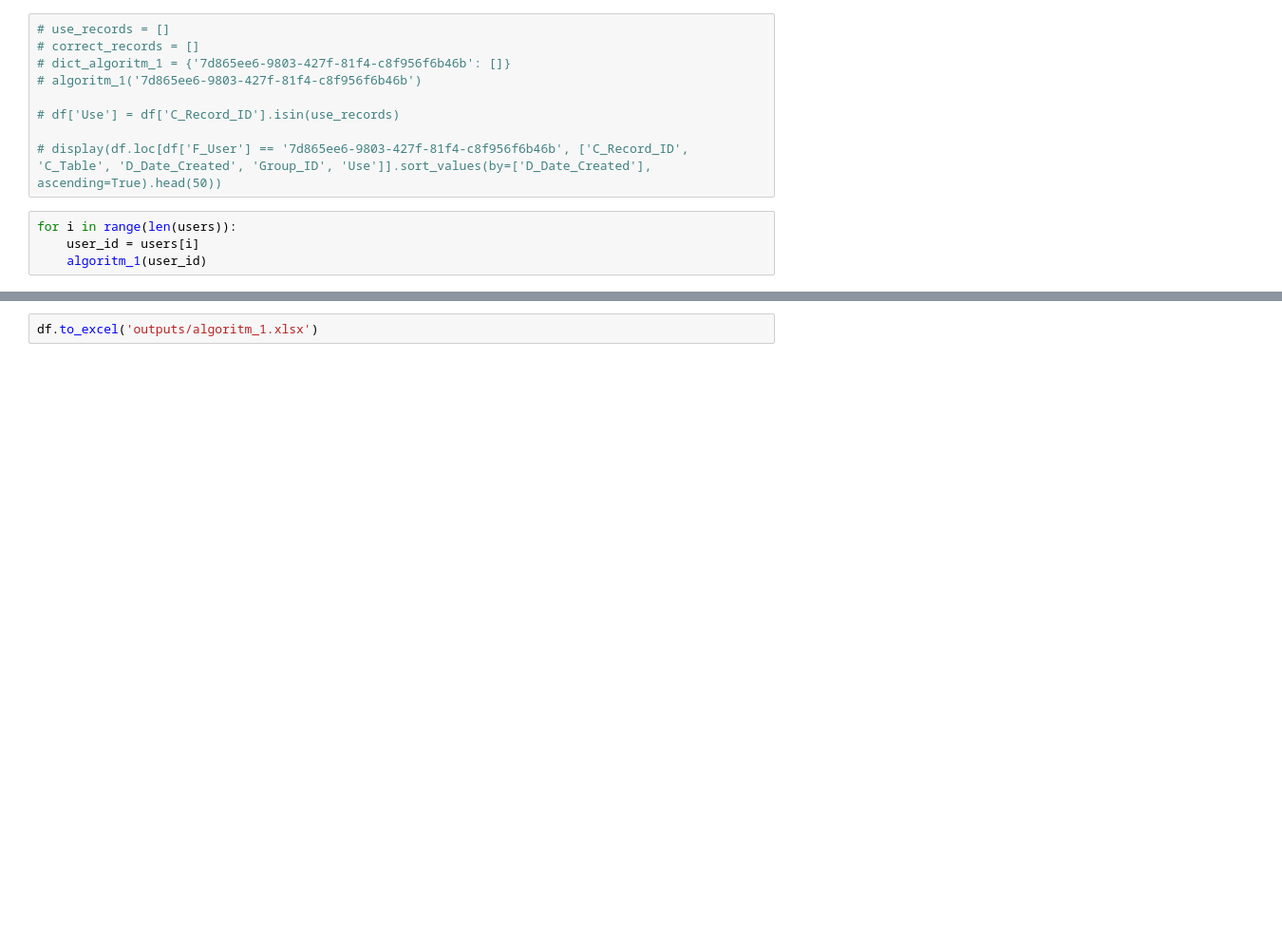
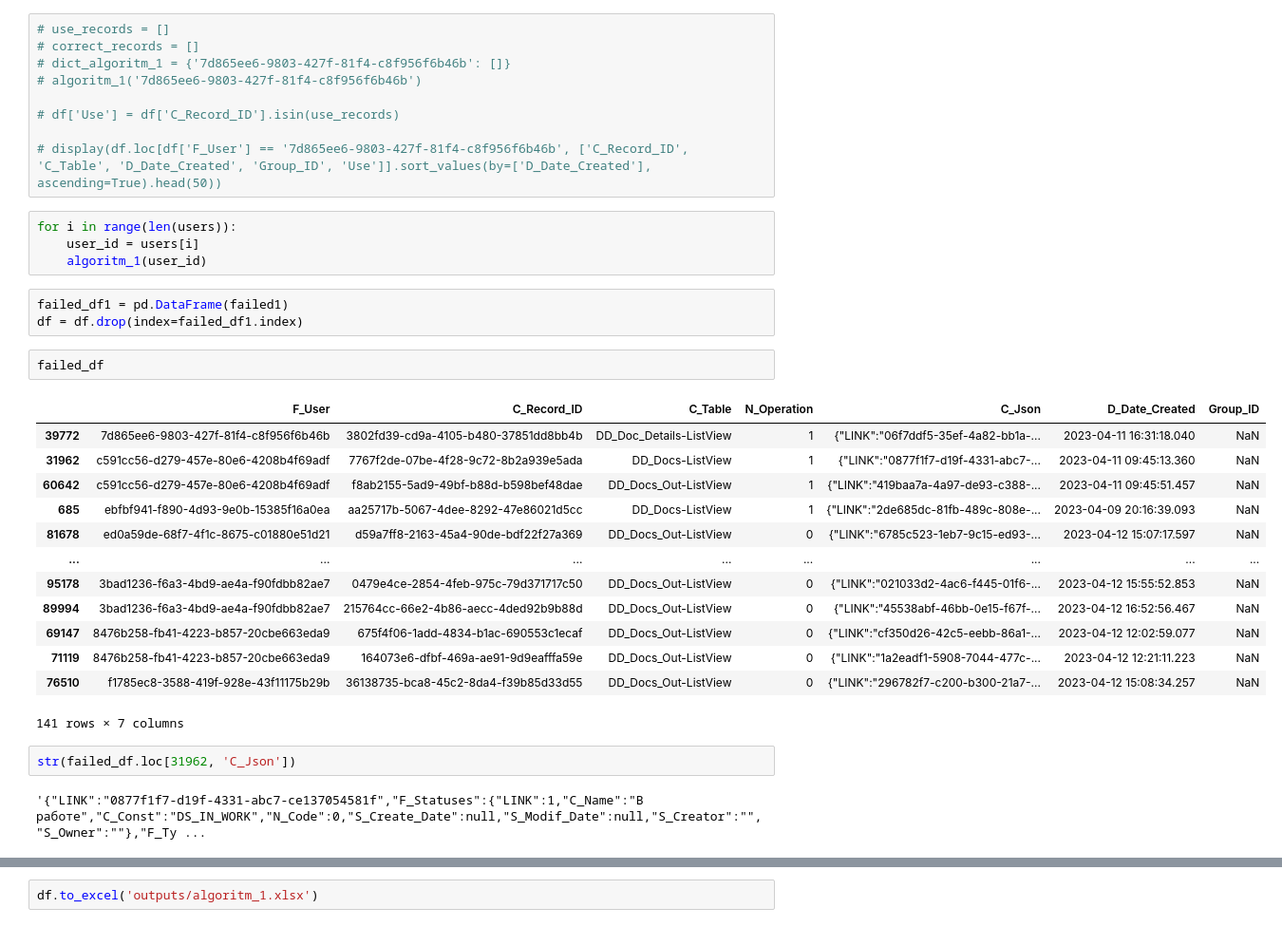
Before and after one commit to akrasnov87/moesk-restore-data, a Jupyter notebook: index.ipynb, the cells around one changed output, grey strips where cells are left out. Shown: that part at 95% size. Drawn from its saved outputs; the diff is of its cells as text; blank space fills up the shorter version.

```diff
--- a/index.ipynb
+++ b/index.ipynb
@@ -144,6 +149,29 @@ def algoritm_1(user_id):
 for i in range(len(users)):
     user_id = users[i]
     algoritm_1(user_id)
+# %%
+failed_df1 = pd.DataFrame(failed1)
+df = df.drop(index=failed_df1.index)
+# %%
+failed_df
+# %% [output]
+|  | F_User | C_Record_ID | C_Table | N_Operation | C_Json | D_Date_Created | Group_ID |
+| 39772 | 7d865ee6-9803-427f-81f4-c8f956f6b46b | 3802fd39-cd9a-4105-b480-37851dd8bb4b | DD_Doc_Details-ListView | 1 | {"LINK":"06f7ddf5-35ef-4a82-bb1a-... | 2023-04-11 16:31:18.040 | NaN |
+| 31962 | c591cc56-d279-457e-80e6-4208b4f69adf | 7767f2de-07be-4f28-9c72-8b2a939e5ada | DD_Docs-ListView | 1 | {"LINK":"0877f1f7-d19f-4331-abc7-... | 2023-04-11 09:45:13.360 | NaN |
+| 60642 | c591cc56-d279-457e-80e6-4208b4f69adf | f8ab2155-5ad9-49bf-b88d-b598bef48dae | DD_Docs_Out-ListView | 1 | {"LINK":"419baa7a-4a97-de93-c388-... | 2023-04-11 09:45:51.457 | NaN |
+| 685 | ebfbf941-f890-4d93-9e0b-15385f16a0ea | aa25717b-5067-4dee-8292-47e86021d5cc | DD_Docs-ListView | 1 | {"LINK":"2de685dc-81fb-489c-808e-... | 2023-04-09 20:16:39.093 | NaN |
+| 81678 | ed0a59de-68f7-4f1c-8675-c01880e51d21 | d59a7ff8-2163-45a4-90de-bdf22f27a369 | DD_Docs_Out-ListView | 0 | {"LINK":"6785c523-1eb7-9c15-ed93-... | 2023-04-12 15:07:17.597 | NaN |
+| ... | ... | ... | ... | ... | ... | ... | ... |
+| 95178 | 3bad1236-f6a3-4bd9-ae4a-f90fdbb82ae7 | 0479e4ce-2854-4feb-975c-79d371717c50 | DD_Docs_Out-ListView | 0 | {"LINK":"021033d2-4ac6-f445-01f6-... | 2023-04-12 15:55:52.853 | NaN |
+| 89994 | 3bad1236-f6a3-4bd9-ae4a-f90fdbb82ae7 | 215764cc-66e2-4b86-aecc-4ded92b9b88d | DD_Docs_Out-ListView | 0 | {"LINK":"45538abf-46bb-0e15-f67f-... | 2023-04-12 16:52:56.467 | NaN |
+| 69147 | 8476b258-fb41-4223-b857-20cbe663eda9 | 675f4f06-1add-4834-b1ac-690553c1ecaf | DD_Docs_Out-ListView | 0 | {"LINK":"cf350d26-42c5-eebb-86a1-... | 2023-04-12 12:02:59.077 | NaN |
+| 71119 | 8476b258-fb41-4223-b857-20cbe663eda9 | 164073e6-dfbf-469a-ae91-9d9eafffa59e | DD_Docs_Out-ListView | 0 | {"LINK":"1a2eadf1-5908-7044-477c-... | 2023-04-12 12:21:11.223 | NaN |
+| 76510 | f1785ec8-3588-419f-928e-43f11175b29b | 36138735-bca8-45c2-8da4-f39b85d33d55 | DD_Docs_Out-ListView | 0 | {"LINK":"296782f7-c200-b300-21a7-... | 2023-04-12 15:08:34.257 | NaN |
+141 rows × 7 columns
+# %%
+str(failed_df.loc[31962, 'C_Json'])
+# %% [output]
+'{"LINK":"0877f1f7-d19f-4331-abc7-ce137054581f","F_Statuses":{"LINK":1,"C_Name":"В работе","C_Const":"DS_IN_WORK","N_Code":0,"S_Create_Date":null,"S_Modif_Date":null,"S_Creator":"","S_Owner":""},"F_Ty ...
 # %%
 df['Use'] = df['C_Record_ID'].isin(use_records)
 print(f'Обработано записей: {len(use_records)}')
```
Also changed, not shown: parts of 24 cells of this notebook, 2 other files.
